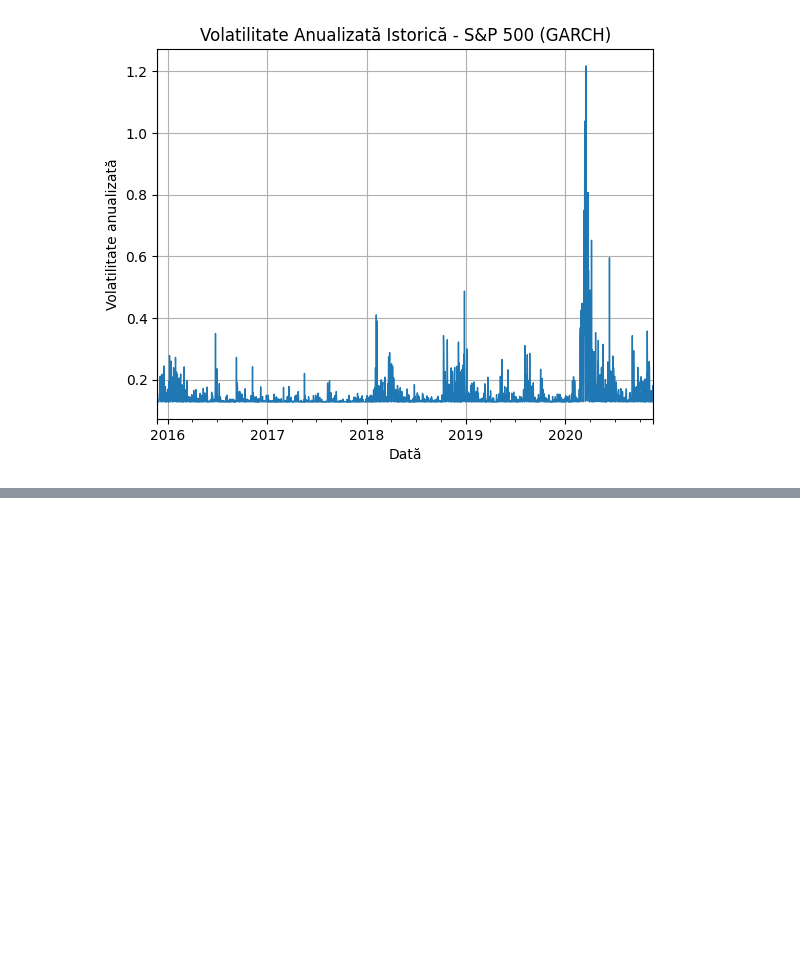
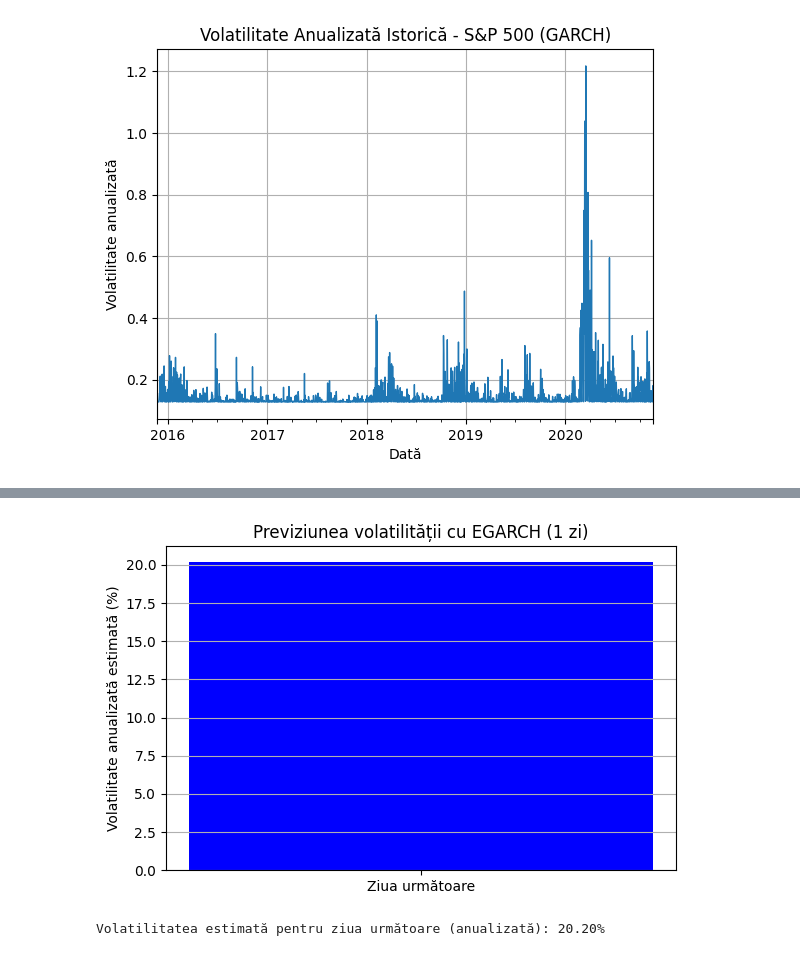
Before and after one commit to BogdanT54/Serii-de-Timp, a Jupyter notebook: Analiza_S&P500_(Proiect_Serii_Timp).ipynb, the cells around one changed output, grey strips where cells are left out. Cells and saved outputs as stored; diff of their text form; code cells hidden in the pictures; blank space fills up the shorter version.

```diff
--- a/Analiza_S&P500_(Proiect_Serii_Timp).ipynb
+++ b/Analiza_S&P500_(Proiect_Serii_Timp).ipynb
@@ -577,0 +730,21 @@ plt.show()
+# %%
+# Forecast doar pe 1 zi
+forecast = result.forecast(horizon=1)
+sigma_next = np.sqrt(forecast.variance.iloc[-1])
+vol_next_ann = sigma_next.values[0] * np.sqrt(252)
+
+# Grafic pe o singură zi
+import matplotlib.pyplot as plt
+
+plt.figure(figsize=(6, 4))
+plt.bar(['Ziua următoare'], [vol_next_ann], color='blue')
+plt.ylabel('Volatilitate anualizată estimată (%)')
+plt.title('Previziunea volatilității cu EGARCH (1 zi)')
+plt.grid(True, axis='y')
+plt.tight_layout()
+plt.show()
+
+print(f"Volatilitatea estimată pentru ziua următoare (anualizată): {vol_next_ann:.2f}%")
+# %% [output]
+[figure, added]
+Volatilitatea estimată pentru ziua următoare (anualizată): 20.20%
```
Also changed, not shown: parts of 8 cells of this notebook.
